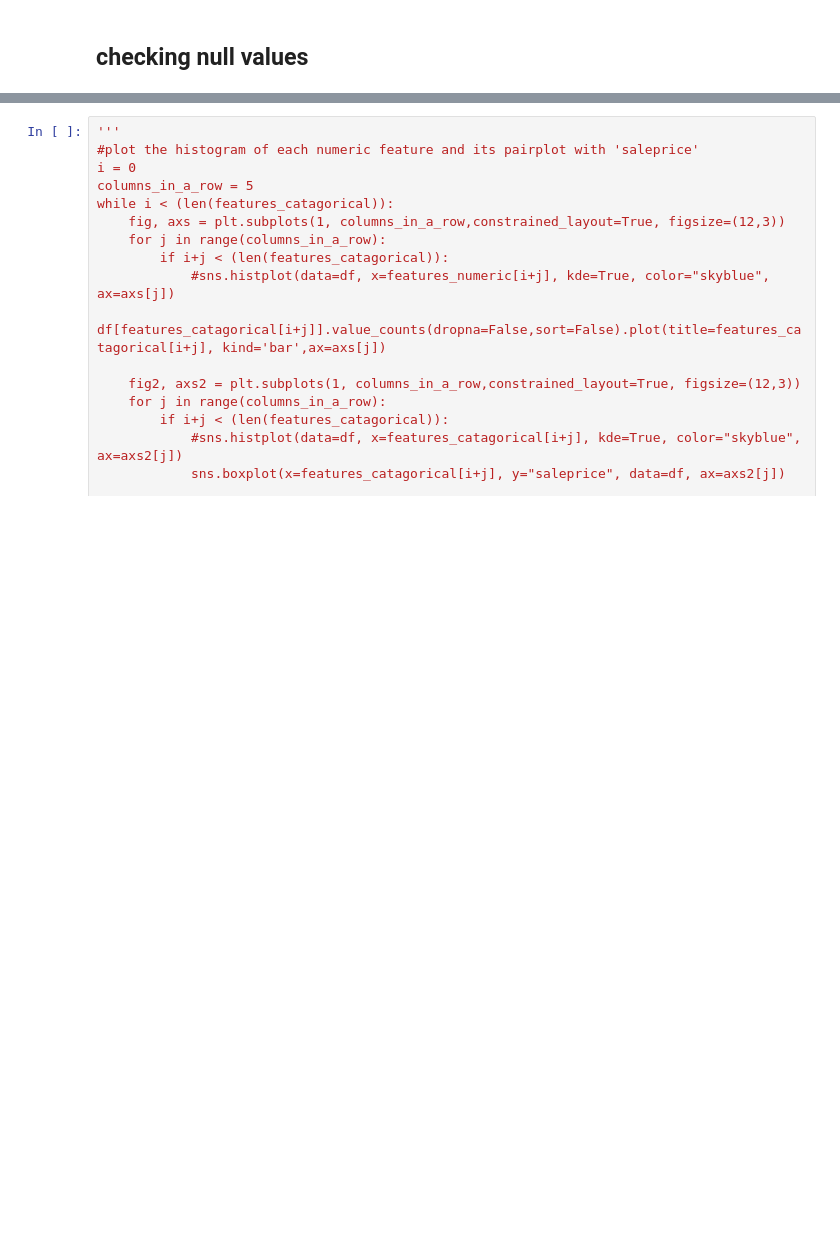
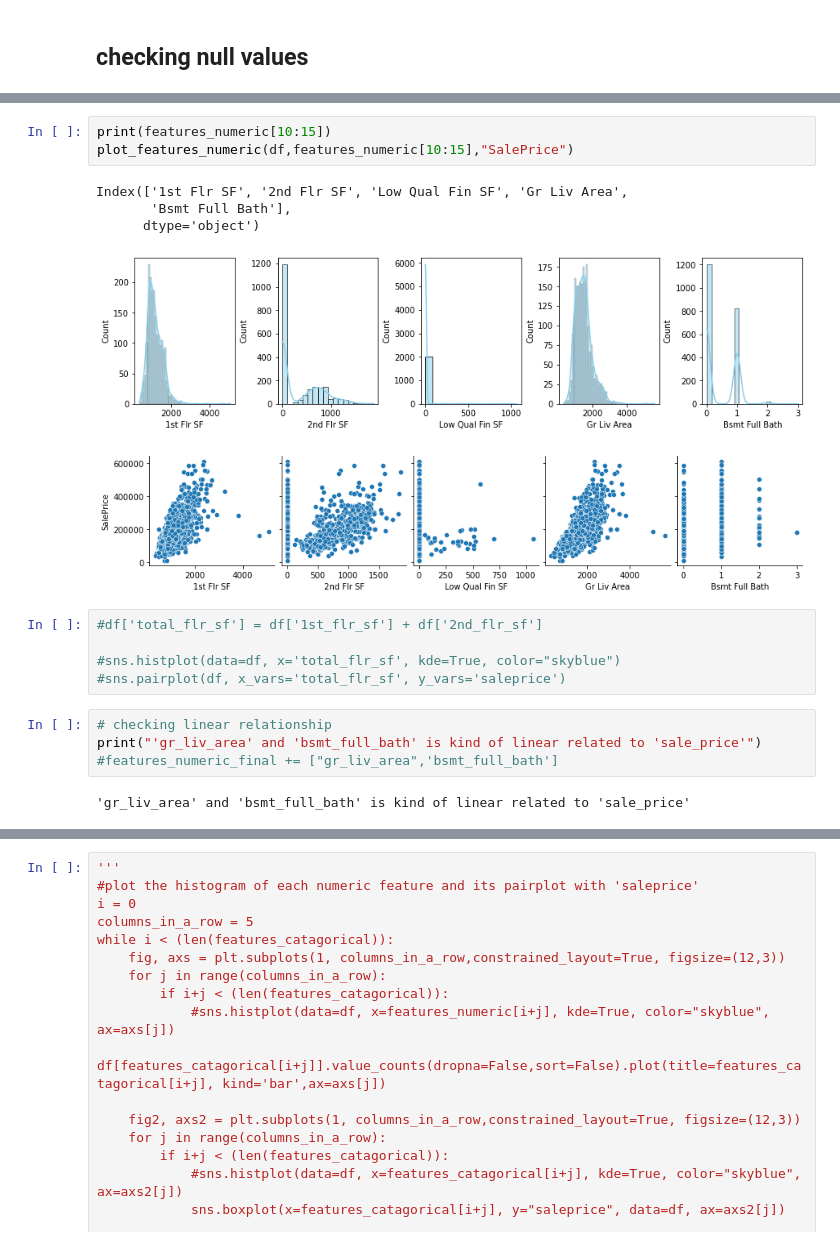
Before and after one commit to oliverfyh/Project-Ames-Housing-Data-and-Kaggle-Challenge, a Jupyter notebook: code/starter-code.ipynb, the cells around one changed output, grey strips where cells are left out. Drawn from its saved outputs; the diff is of its cells as text; blank space fills up the shorter version.

```diff
--- a/code/starter-code.ipynb
+++ b/code/starter-code.ipynb
@@ -306,0 +365,20 @@ plot_features_numeric(df,features_numeric[:5],"saleprice")
+# %%
+print(features_numeric[10:15])
+plot_features_numeric(df,features_numeric[10:15],"SalePrice")
+# %% [output]
+Index(['1st Flr SF', '2nd Flr SF', 'Low Qual Fin SF', 'Gr Liv Area',
+       'Bsmt Full Bath'],
+      dtype='object')
+[figure, added]
+[figure, added]
+# %%
+#df['total_flr_sf'] = df['1st_flr_sf'] + df['2nd_flr_sf']
+
+#sns.histplot(data=df, x='total_flr_sf', kde=True, color="skyblue")
+#sns.pairplot(df, x_vars='total_flr_sf', y_vars='saleprice')
+# %%
+# checking linear relationship
+print("'gr_liv_area' and 'bsmt_full_bath' is kind of linear related to 'sale_price'")
+#features_numeric_final += ["gr_liv_area",'bsmt_full_bath']
+# %% [output]
+'gr_liv_area' and 'bsmt_full_bath' is kind of linear related to 'sale_price'
```
Also changed, not shown: parts of 99 cells of this notebook.
